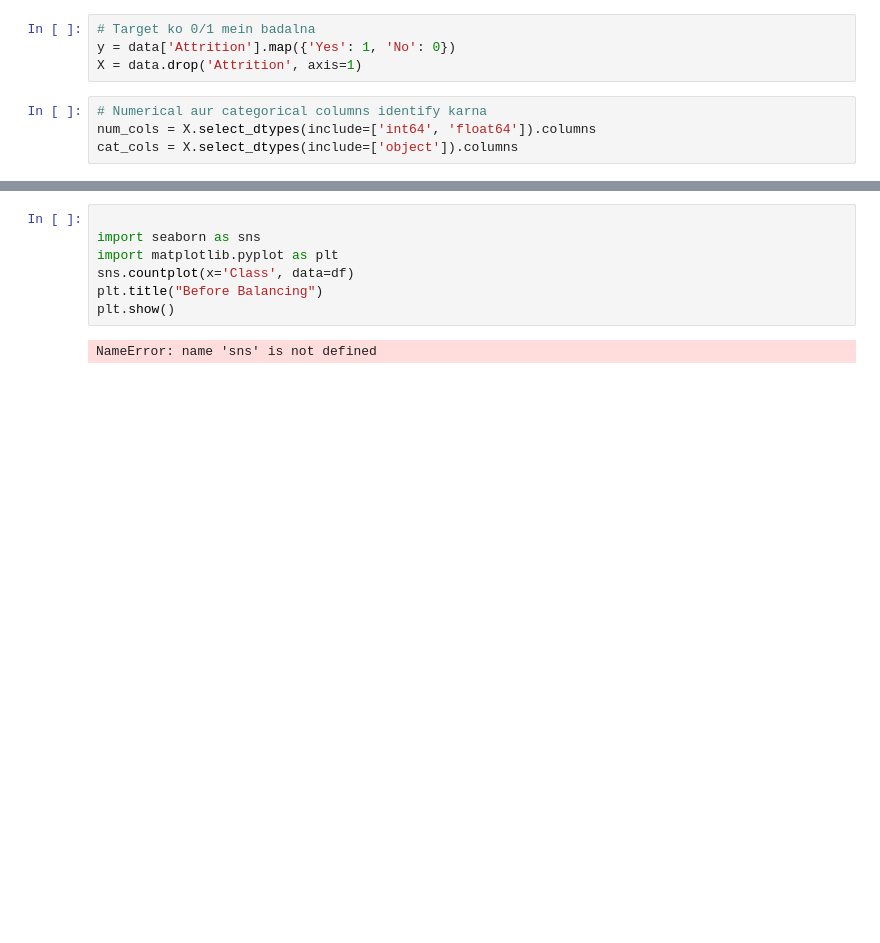
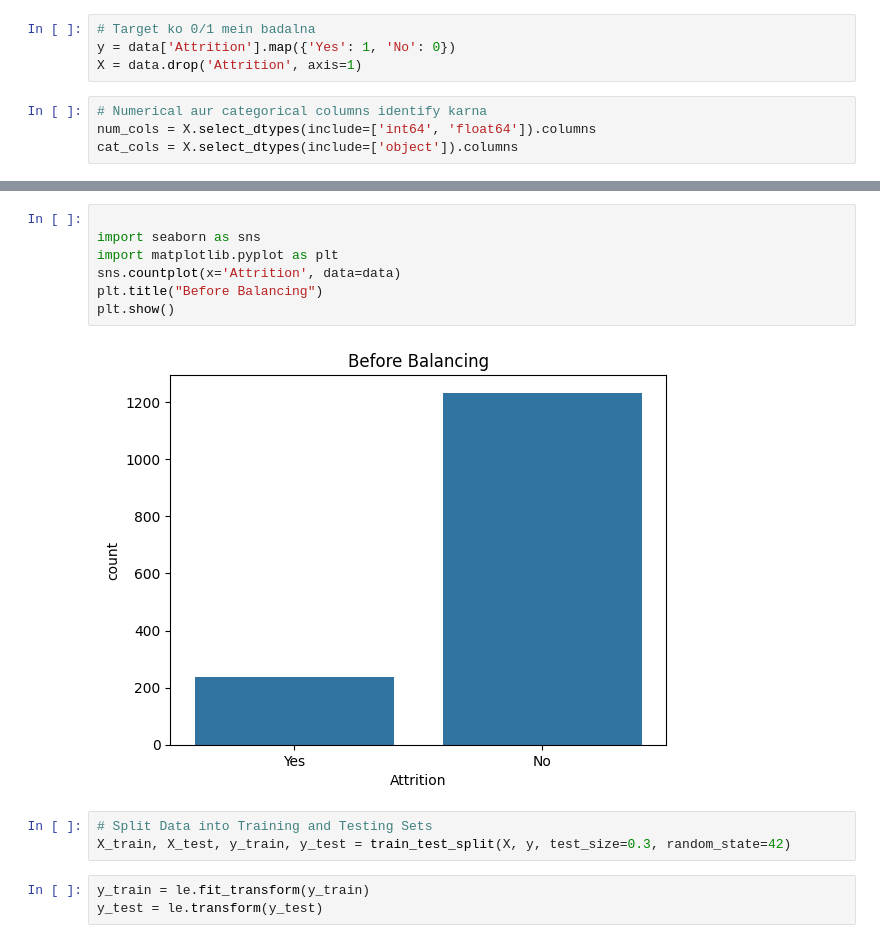
Before and after one commit to tashfeen786/STEMETA_Intership_Projects, a Jupyter notebook: IBM HR Analytics Employee Attrition & Performance/WA_Fn-UseC_-HR-Employee-Attrition.ipynb, the cells around one changed output, grey strips where cells are left out. Saved outputs shown, nothing was run; the diff lists cells and outputs as text; blank space fills up the shorter version.

Commit message:
"Updated IBM HR Analytics Employee Attrition & Performance notebook with changes to preprocessing, data splitting, and model training."

```diff
--- a/IBM HR Analytics Employee Attrition & Performance/WA_Fn-UseC_-HR-Employee-Attrition.ipynb
+++ b/IBM HR Analytics Employee Attrition & Performance/WA_Fn-UseC_-HR-Employee-Attrition.ipynb
@@ -104,9 +117,15 @@ preprocess = ColumnTransformer([
 # %%
 
 import seaborn as sns
 import matplotlib.pyplot as plt
-sns.countplot(x='Class', data=df)
+sns.countplot(x='Attrition', data=data)
 plt.title("Before Balancing")
 plt.show()
 # %% [output]
-NameError: name 'sns' is not defined
+[figure, added]
+# %%
+# Split Data into Training and Testing Sets
+X_train, X_test, y_train, y_test = train_test_split(X, y, test_size=0.3, random_state=42)
+# %%
+y_train = le.fit_transform(y_train)
+y_test = le.transform(y_test)
```
Also changed, not shown: parts of 7 cells of this notebook.
